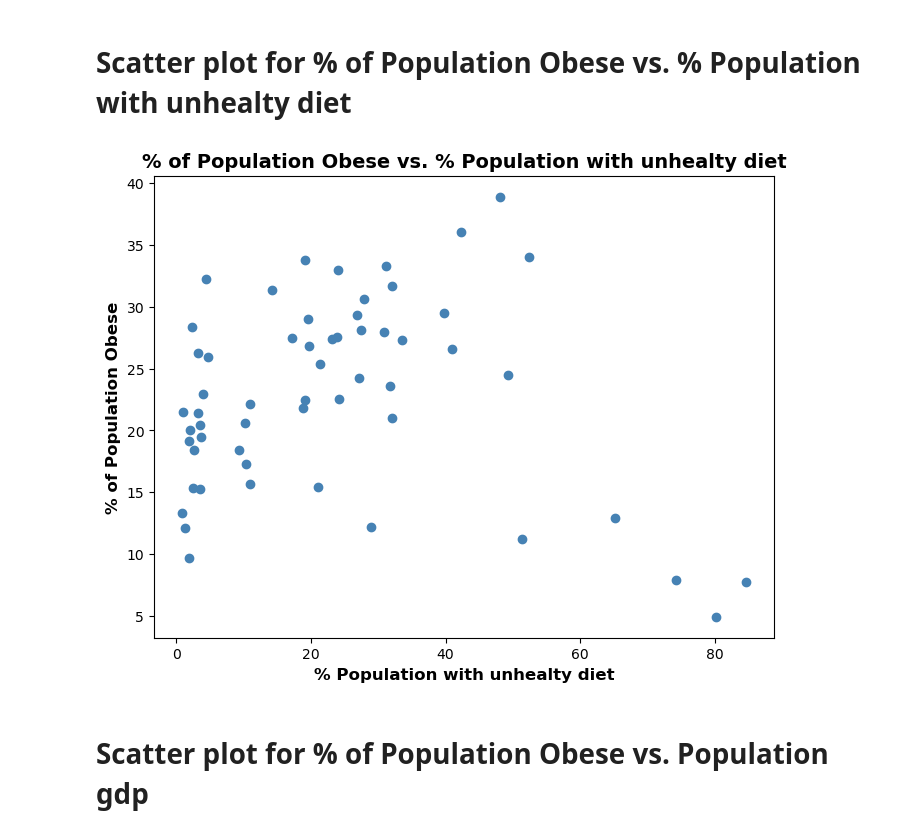
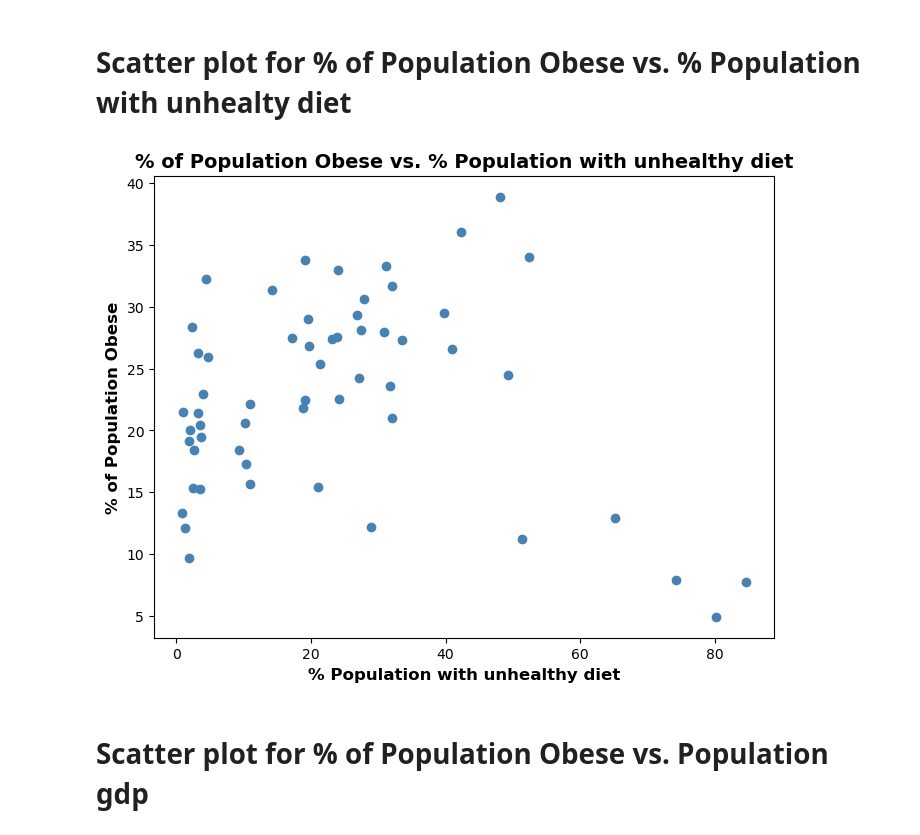
Before and after one commit to janettelau/consumption-patterns, a Jupyter notebook: Affordability_Obesity_sunil.ipynb, the cells around one changed output. Drawn from its saved outputs; the diff is of its cells as text; code cells hidden in the pictures.

```diff
--- a/Affordability_Obesity_sunil.ipynb
+++ b/Affordability_Obesity_sunil.ipynb
@@ -199,26 +282,26 @@ plt.show()
 # %%
 # Build scatter plot for % of Population Obese vs. % Population with unhealty diet
 # YOUR CODE HERE
 # Create the scatter plot
 x = income_unhealthy_diet_obesity_df['Y2017']
 y = income_unhealthy_diet_obesity_df['% pop obese']
 plt.figure(figsize=(8, 6))
 plt.scatter(x, y, color='steelblue')
 
 # Incorporate the other graph properties
 # YOUR CODE HERE
 # Add labels and title
-plt.title('% of Population Obese vs. % Population with unhealty diet', fontsize=14, fontweight='bold')
-plt.xlabel('% Population with unhealty diet', fontsize=12, fontweight='bold')
+plt.title('% of Population Obese vs. % Population with unhealthy diet', fontsize=14, fontweight='bold')
+plt.xlabel('% Population with unhealthy diet', fontsize=12, fontweight='bold')
 plt.ylabel('% of Population Obese', fontsize=12, fontweight='bold')
 
 # Save the figure
 plt.savefig("Output/Fig2.png")
 
 # Show plot
 plt.show()
 # %% [output]
-[figure, old version]
+[figure, new version]
 # %% [markdown]
 # Scatter plot for % of Population Obese vs.  Population gdp
 # %%
```
Also changed, not shown: parts of 14 cells of this notebook, 6 other files.
